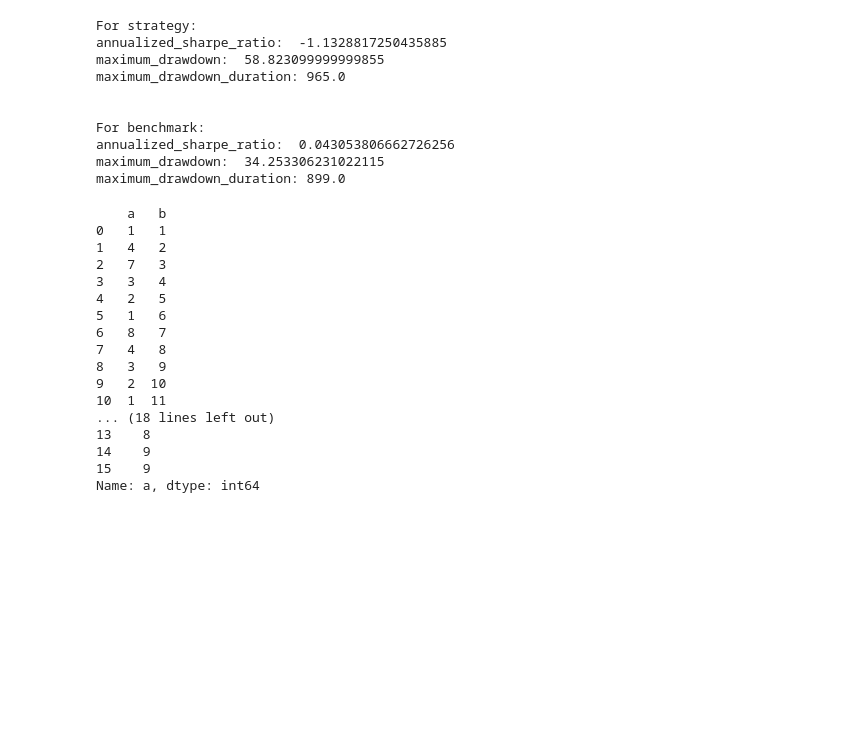
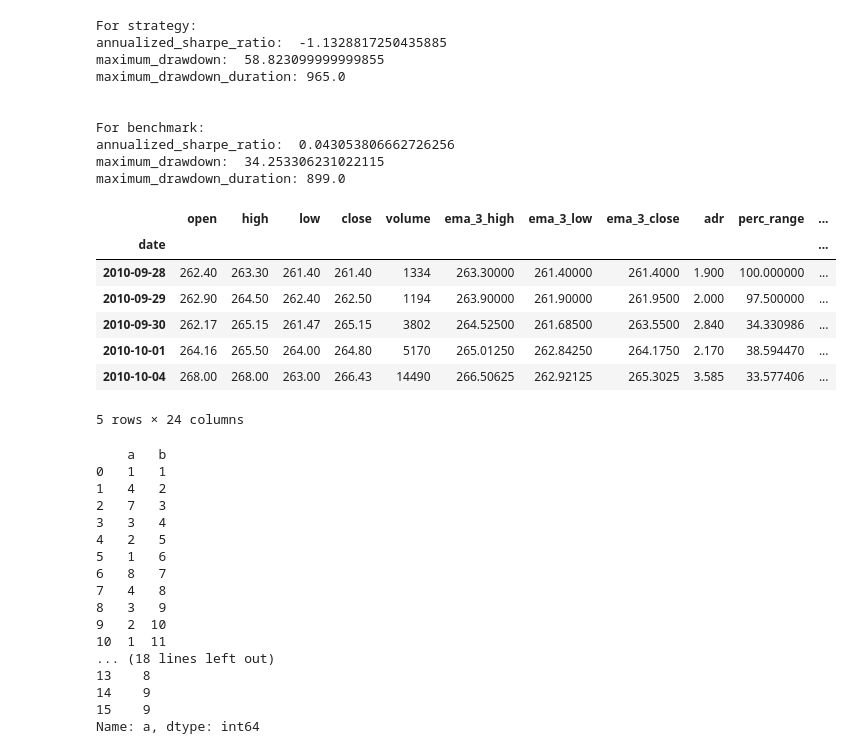
Before and after one commit to tulski-s/trading, a Jupyter notebook: test_notebook.ipynb, the cells around one changed output. Saved outputs shown, nothing was run; the diff lists cells and outputs as text; code cells hidden in the pictures; blank space fills up the shorter version.

```diff
--- a/test_notebook.ipynb
+++ b/test_notebook.ipynb
@@ -481,6 +502,17 @@ For benchmark:
 annualized_sharpe_ratio:  0.043053806662726256
 maximum_drawdown:  34.253306231022115
 maximum_drawdown_duration: 899.0
+# %%
+etf_t.head(5)
+# %% [output]
+|  | open | high | low | close | volume | ema_3_high | ema_3_low | ema_3_close | adr | perc_range | ... |
+| date |  |  |  |  |  |  |  |  |  |  | ... |
+| 2010-09-28 | 262.40 | 263.30 | 261.40 | 261.40 | 1334 | 263.30000 | 261.40000 | 261.4000 | 1.900 | 100.000000 | ... |
+| 2010-09-29 | 262.90 | 264.50 | 262.40 | 262.50 | 1194 | 263.90000 | 261.90000 | 261.9500 | 2.000 | 97.500000 | ... |
+| 2010-09-30 | 262.17 | 265.15 | 261.47 | 265.15 | 3802 | 264.52500 | 261.68500 | 263.5500 | 2.840 | 34.330986 | ... |
+| 2010-10-01 | 264.16 | 265.50 | 264.00 | 264.80 | 5170 | 265.01250 | 262.84250 | 264.1750 | 2.170 | 38.594470 | ... |
+| 2010-10-04 | 268.00 | 268.00 | 263.00 | 266.43 | 14490 | 266.50625 | 262.92125 | 265.3025 | 3.585 | 33.577406 | ... |
+5 rows × 24 columns
 # %%
 tdf = pd.DataFrame(
         {'a':[1,4,7,3,2,1,8,4,3,2,1,5,6,7,9,4], 'b':[1,2,3,4,5,6,7,8,9,10,11,12,13,14,15,16]}
```
Also changed, not shown: parts of 4 cells of this notebook, 4 other files.
